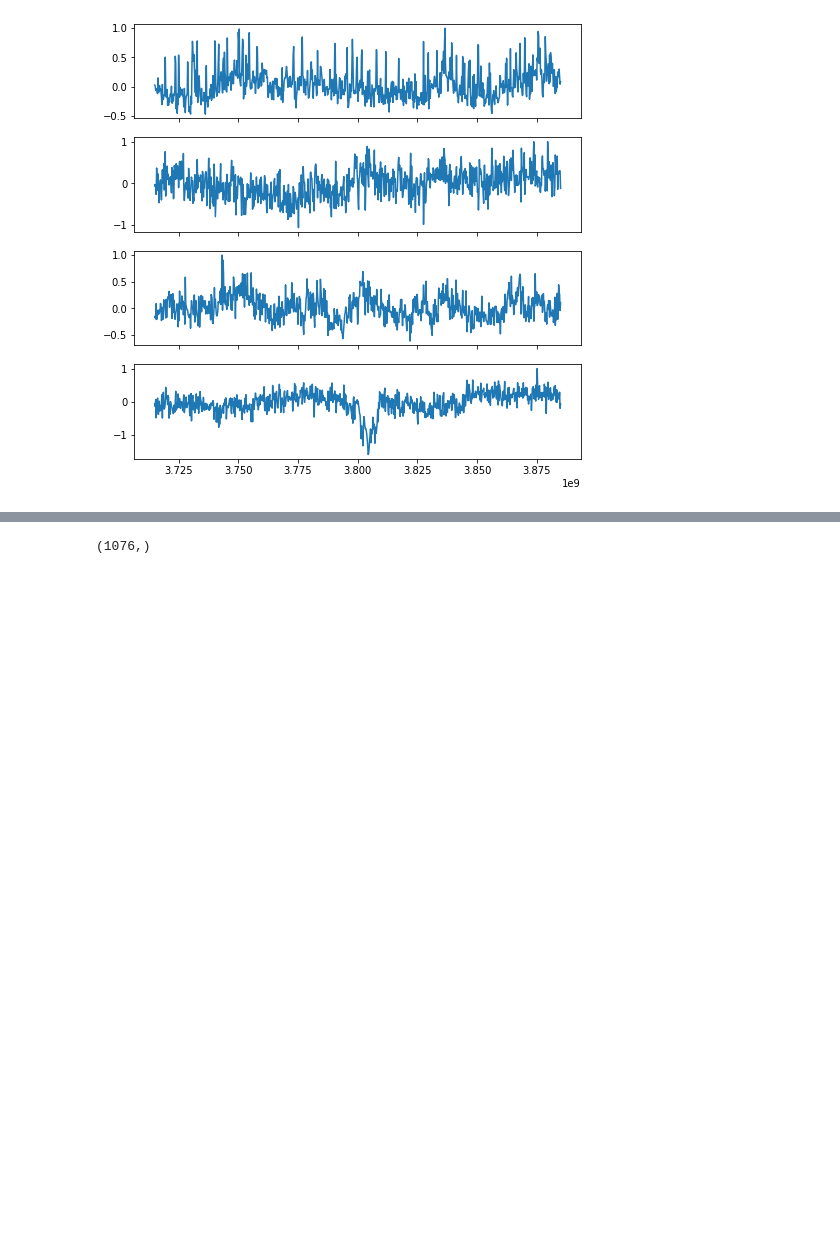
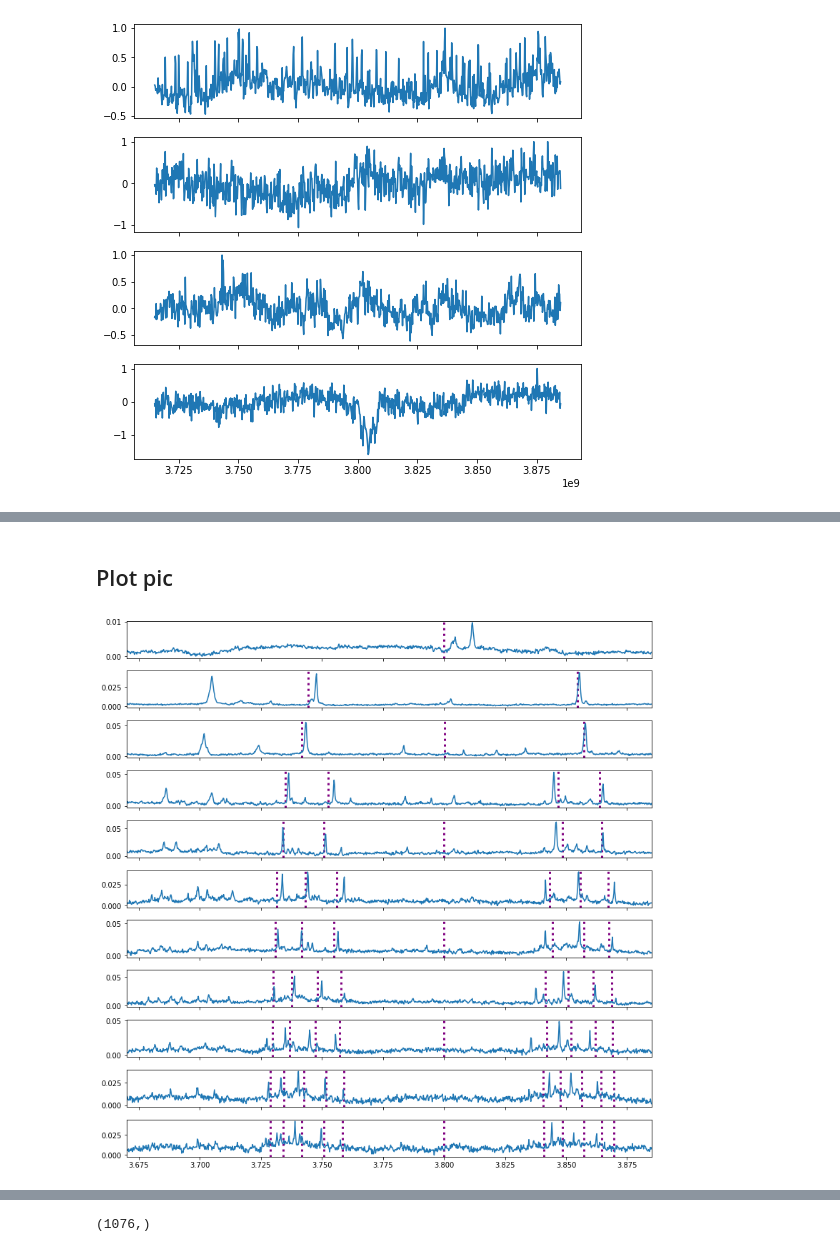
Before and after one commit to ooovector/qsweepy-notebooks, a Jupyter notebook: Fitting 11-qubit bands.ipynb, the cells around one changed output, grey strips where cells are left out. Cells and saved outputs as stored; diff of their text form; code cells hidden in the pictures; blank space fills up the shorter version.

```diff
--- a/Fitting 11-qubit bands.ipynb
+++ b/Fitting 11-qubit bands.ipynb
@@ -1009,2 +1114,0 @@ def data_ex(prep=True):
-# %%
-x,y,z=data_ex(False)
@@ -1016,0 +1115,2 @@ pylab import has clobbered these variables: ['datetime', 'plotting']
+# %% [markdown]
+## Plot pic
@@ -1016,0 +1132,57 @@ pylab import has clobbered these variables: ['datetime', 'plotting']
+# %%
+def fit_freqs(m,simulation_qubit_num):
+    coil_voltages = {}
+    for coil, voltage in m.metadata.items():
+        if coil[:6] == 'NNDAC-':
+            if int(coil[6:]) in coil_qubits.keys():
+                coil_voltages[coil_qubits[int(coil[6:])]] = float(voltage)
+    coil_voltages_vec = [coil_voltages[qubit_id] for qubit_id in coil_qubits.values()]
+
+    qubit_frequencies = []
+    for qubit_id_, qubit_id in enumerate(coil_qubits.values()):
+        qubit_flux = (inductance_matrix@coil_voltages_vec)[qubit_id_]+params['phi0'][qubit_id]
+        qubit_frequencies.append(fqbare(params['EJ1'][qubit_id], params['EJ2'][qubit_id], params['EC'], qubit_flux))
+    vals, vecs_ = simulate_non_driven_frequencies(simulation_qubit_num, qubit_frequencies, J1, J2)
+    f01 = vals[1:simulation_qubit_num+1]-vals[0]
+    f02h = np.asarray(vals[simulation_qubit_num+1:]-vals[0])/2
+    return f01,f02h
+# %%
+from matplotlib.ticker import (AutoMinorLocator)
+num_qubits = 11
+figs, axes = plt.subplots(num_qubits,1, sharex=True, sharey=False, figsize=(11,11))
+for nq in tqdm(range(1, num_qubits+1)):
+#     try:
+#         x1,y1,z1,m=data_ex(nq, '0.0')
+#         f01,f02h=fit_freqs(m,nq)
+#     except:
+#         print ('Failed 0dbm loading for ',nq, ' qubits')
+#         pass
+    try:
+        x2,y2,z2,m=data_ex(nq, '-20.0')
+        f01,f02h=fit_freqs(m,nq)
+    except:
+        print ('Failed -20dbm loading for ',nq, ' qubits')
+        pass
+
+
+    baseline1 = np.min(np.abs(np.mean(z1, axis=0)))
+    baseline2 = np.min(np.abs(np.mean(z2, axis=0)))
+    for qubit_id in range(nq):
+        axes[nq-1].axvline(f01[qubit_id]/1e9, color='purple', linestyle=':', linewidth=3)
+
+#     for transition_id in range((nq*(nq+1)//2)):
+#         if True:#3.675<f02h[transition_id]/1e9<3.75:
+#             axes[nq-1].axvline(f02h[transition_id]/1e9, color='red', linestyle=':', linewidth=3)
+#     axes[nq-1].plot(x1/1e9, (np.abs(np.mean(z1, axis=0))-baseline1))
+    axes[nq-1].plot(x2/1e9, (np.abs(np.mean(z2, axis=0))-baseline2)*nq)
+    axes[nq-1].set_xlim(3.67, 3.885)
+    #axes[nq-1].xaxis.set_minor_locator(AutoMinorLocator())
+    #axes[nq-1].tick_params(which='both', width=3)
+    #axes[nq-1].tick_params(which='major', length=12, labelsize=10)
+    #axes[nq-1].tick_params(which='minor', length=6, color='r')
+
+plt.tight_layout()
+# plt.savefig(r'D:\data\2019-12-21\summary-11q-plot-wrong.svg')
+# plt.savefig(r'D:\data\2019-12-21\summary-11q-plot-wrong.png')
+# %% [output]
+[figure, added]
```
Also changed, not shown: parts of 24 cells of this notebook, 11 other files.
